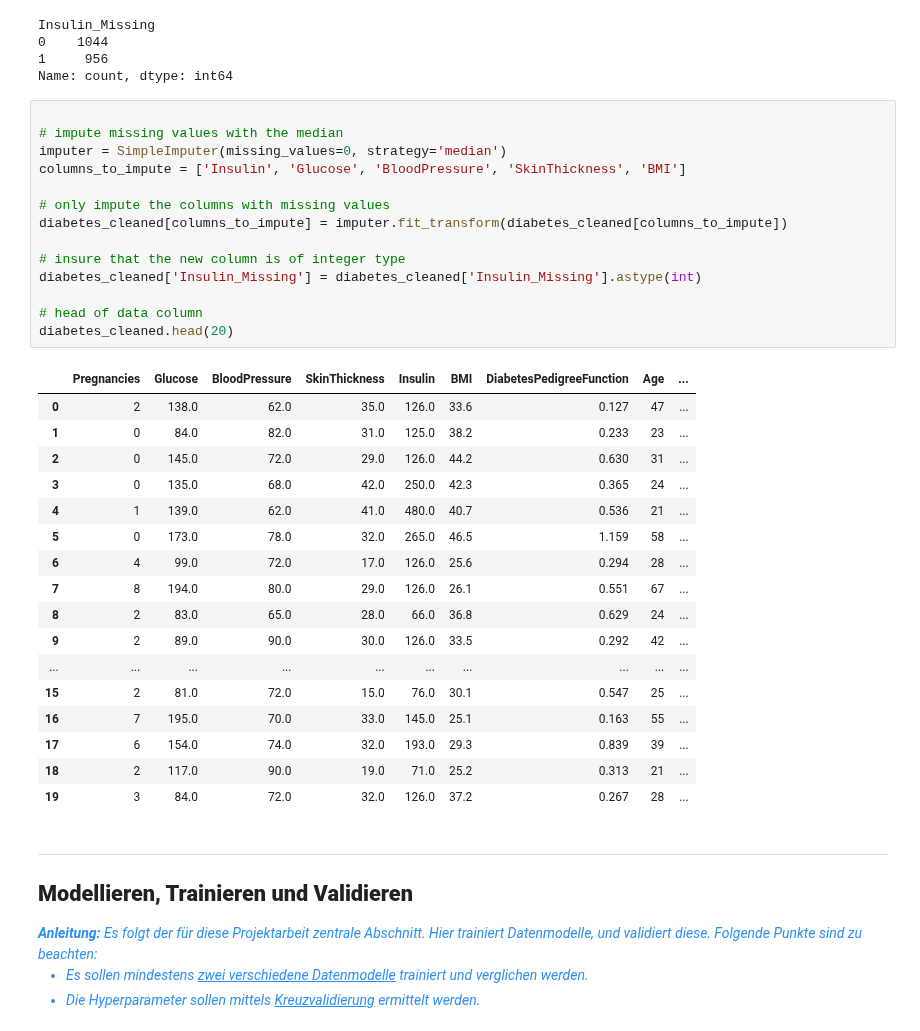
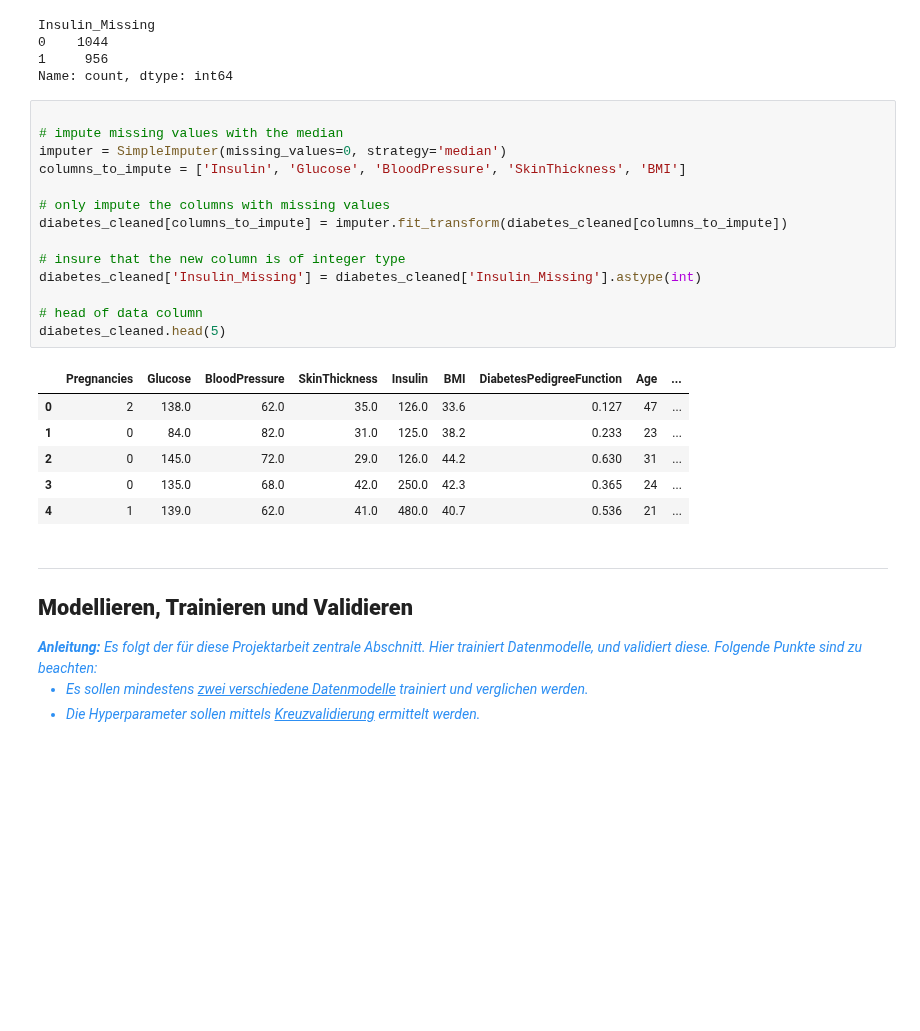
Before and after one commit to chrigorion/ML_reichch4, a Jupyter notebook: project/MaLe-AD23-HS24 - Project template.ipynb, the cells around one changed output. Cells and saved outputs as stored; diff of their text form; blank space fills up the shorter version.

```diff
--- a/project/MaLe-AD23-HS24 - Project template.ipynb
+++ b/project/MaLe-AD23-HS24 - Project template.ipynb
@@ -279,35 +279,24 @@ Name: count, dtype: int64
 # %%
 
 # impute missing values with the median
 imputer = SimpleImputer(missing_values=0, strategy='median')
 columns_to_impute = ['Insulin', 'Glucose', 'BloodPressure', 'SkinThickness', 'BMI']
 
 # only impute the columns with missing values
 diabetes_cleaned[columns_to_impute] = imputer.fit_transform(diabetes_cleaned[columns_to_impute])
 
 # insure that the new column is of integer type
 diabetes_cleaned['Insulin_Missing'] = diabetes_cleaned['Insulin_Missing'].astype(int)
 
 # head of data column
-diabetes_cleaned.head(20)
+diabetes_cleaned.head(5)
 # %% [output]
 |  | Pregnancies | Glucose | BloodPressure | SkinThickness | Insulin | BMI | DiabetesPedigreeFunction | Age | ... |
 | 0 | 2 | 138.0 | 62.0 | 35.0 | 126.0 | 33.6 | 0.127 | 47 | ... |
 | 1 | 0 | 84.0 | 82.0 | 31.0 | 125.0 | 38.2 | 0.233 | 23 | ... |
 | 2 | 0 | 145.0 | 72.0 | 29.0 | 126.0 | 44.2 | 0.630 | 31 | ... |
 | 3 | 0 | 135.0 | 68.0 | 42.0 | 250.0 | 42.3 | 0.365 | 24 | ... |
 | 4 | 1 | 139.0 | 62.0 | 41.0 | 480.0 | 40.7 | 0.536 | 21 | ... |
-| 5 | 0 | 173.0 | 78.0 | 32.0 | 265.0 | 46.5 | 1.159 | 58 | ... |
-| 6 | 4 | 99.0 | 72.0 | 17.0 | 126.0 | 25.6 | 0.294 | 28 | ... |
-| 7 | 8 | 194.0 | 80.0 | 29.0 | 126.0 | 26.1 | 0.551 | 67 | ... |
-| 8 | 2 | 83.0 | 65.0 | 28.0 | 66.0 | 36.8 | 0.629 | 24 | ... |
-| 9 | 2 | 89.0 | 90.0 | 30.0 | 126.0 | 33.5 | 0.292 | 42 | ... |
-| ... | ... | ... | ... | ... | ... | ... | ... | ... | ... |
-| 15 | 2 | 81.0 | 72.0 | 15.0 | 76.0 | 30.1 | 0.547 | 25 | ... |
-| 16 | 7 | 195.0 | 70.0 | 33.0 | 145.0 | 25.1 | 0.163 | 55 | ... |
-| 17 | 6 | 154.0 | 74.0 | 32.0 | 193.0 | 29.3 | 0.839 | 39 | ... |
-| 18 | 2 | 117.0 | 90.0 | 19.0 | 71.0 | 25.2 | 0.313 | 21 | ... |
-| 19 | 3 | 84.0 | 72.0 | 32.0 | 126.0 | 37.2 | 0.267 | 28 | ... |
 # %% [markdown]
 ---
 
```
